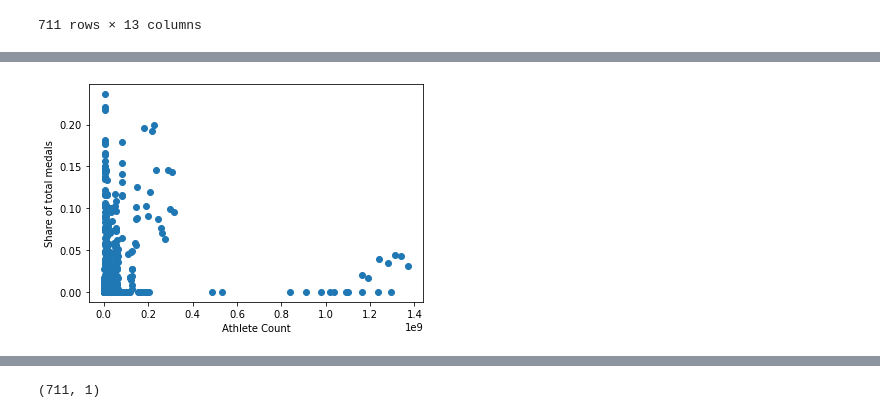
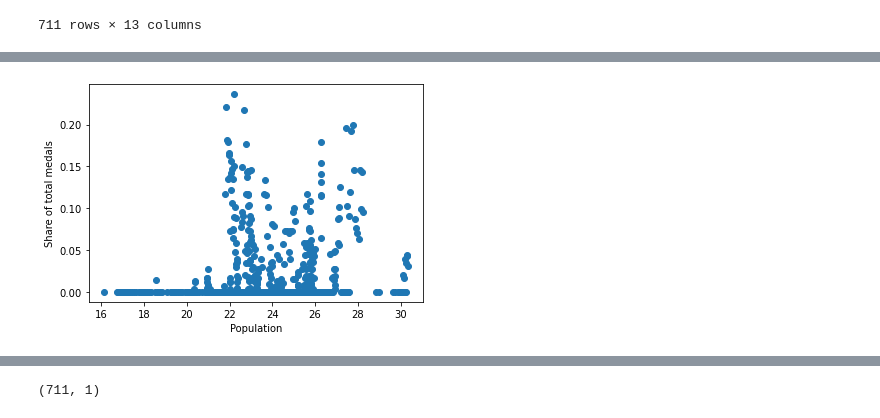
Before and after one commit to olympics2022/olympic_medal_analysis, a Jupyter notebook: Analysis/Winter_population_LR.ipynb, the cells around one changed output, grey strips where cells are left out. Drawn from its saved outputs; the diff is of its cells as text; code cells hidden in the pictures.

```diff
--- a/Analysis/Winter_population_LR.ipynb
+++ b/Analysis/Winter_population_LR.ipynb
@@ -26,3 +26,6 @@ winter_olympic_df
 | 2501 | UZB | 2002 | Winter | 0 | 6 | 25271850.0 | 4777.29 | 0.0 | 0.0 | ... |
 | 2502 | VEN | 2002 | Winter | 0 | 4 | 25100407.0 | 12856.05 | 0.0 | 0.0 | ... |
 711 rows × 13 columns
+# %%
+winter_olympic_df['lnPopulation'] = np.log2(winter_olympic_df['Population'])
+winter_olympic_df
@@ -29,9 +51,9 @@ winter_olympic_df
 # %%
 # Athlete Count vs medal share plot
-plt.scatter(winter_olympic_df.Population, winter_olympic_df.medal_share)
+plt.scatter(winter_olympic_df.lnPopulation, winter_olympic_df.medal_share)
 plt.xlabel('Population')
 plt.ylabel('Share of total medals')
 plt.show()
 # %% [output]
-[figure, old version]
+[figure, new version]
 # %%
```
Also changed, not shown: parts of 5 cells of this notebook, 3 other files.
